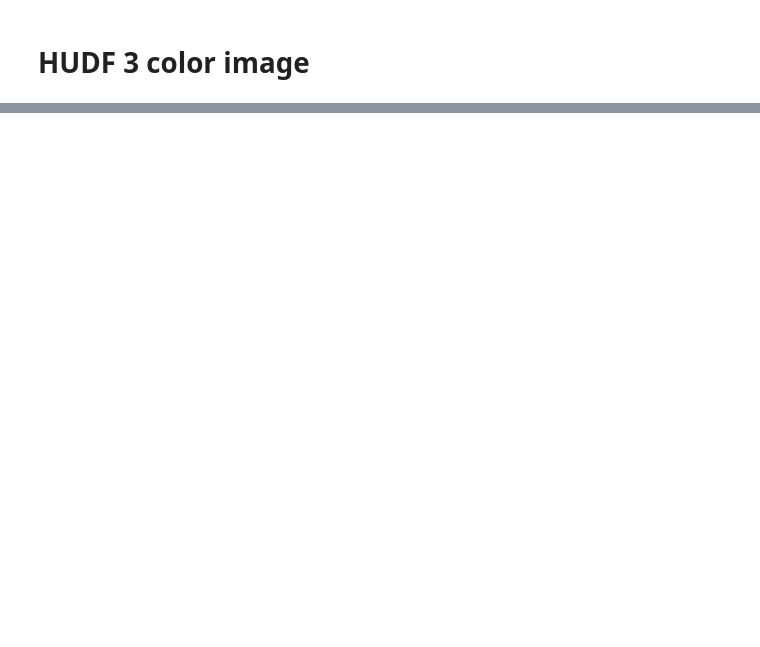
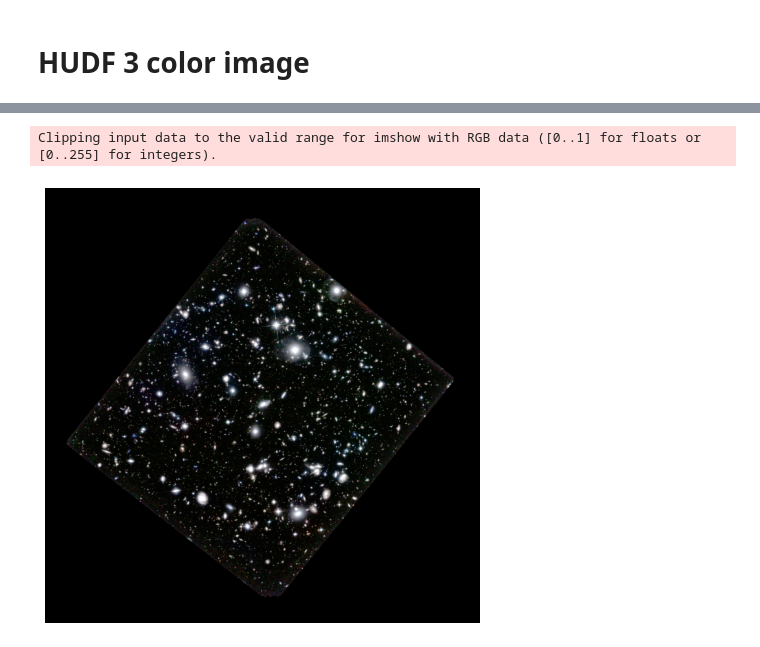
Before and after one commit to Da5iid/astr-19--final-project, a Jupyter notebook: ASTR 19 Final Project - Kai Turner - Pt2 Images.ipynb, the cells around one changed output, grey strips where cells are left out. Saved outputs shown, nothing was run; the diff lists cells and outputs as text; code cells hidden in the pictures; blank space fills up the shorter version.

```diff
--- a/ASTR 19 Final Project - Kai Turner - Pt2 Images.ipynb
+++ b/ASTR 19 Final Project - Kai Turner - Pt2 Images.ipynb
@@ -235,0 +283,26 @@ from astropy.io import fits
+# %%
+#rescaled images
+data_2_res, d2min, d2max = rescale_image(data_2)
+data_3_res, d3min, d3max = rescale_image(data_3)
+data_4_res, d4min, d4max = rescale_image(data_4)
+# %%
+data_2_res[data_2_res<d2min] = d2min
+data_2_res[data_2_res>d2max] = d2max
+
+data_3_res[data_3_res<d3min] = d3min
+data_3_res[data_3_res>d3max] = d3max
+
+data_4_res[data_4_res<d4min] = d4min
+data_4_res[data_4_res>d4max] = d4max
+# %%
+rgb = np.zeros((data_2_res.shape[0], data_2_res.shape[1], 3))
+rgb[:,:,0] = (data_2_res-d2min)/(d2max-d2min)
+rgb[:,:,1] = (data_3_res-d3min)/(d3max-d3min)
+rgb[:,:,2] = (data_4_res-d4min)/(d2max-d4min)
+# %%
+plt.imshow(rgb)
+plt.axis('off')
+plt.savefig('JWST RGB image LARGE.png',bbox_inches='tight',pad_inches=0,dpi=400,)
+# %% [output]
+Clipping input data to the valid range for imshow with RGB data ([0..1] for floats or [0..255] for integers).
+[figure, added]
```
Also changed, not shown: parts of 6 cells of this notebook.
